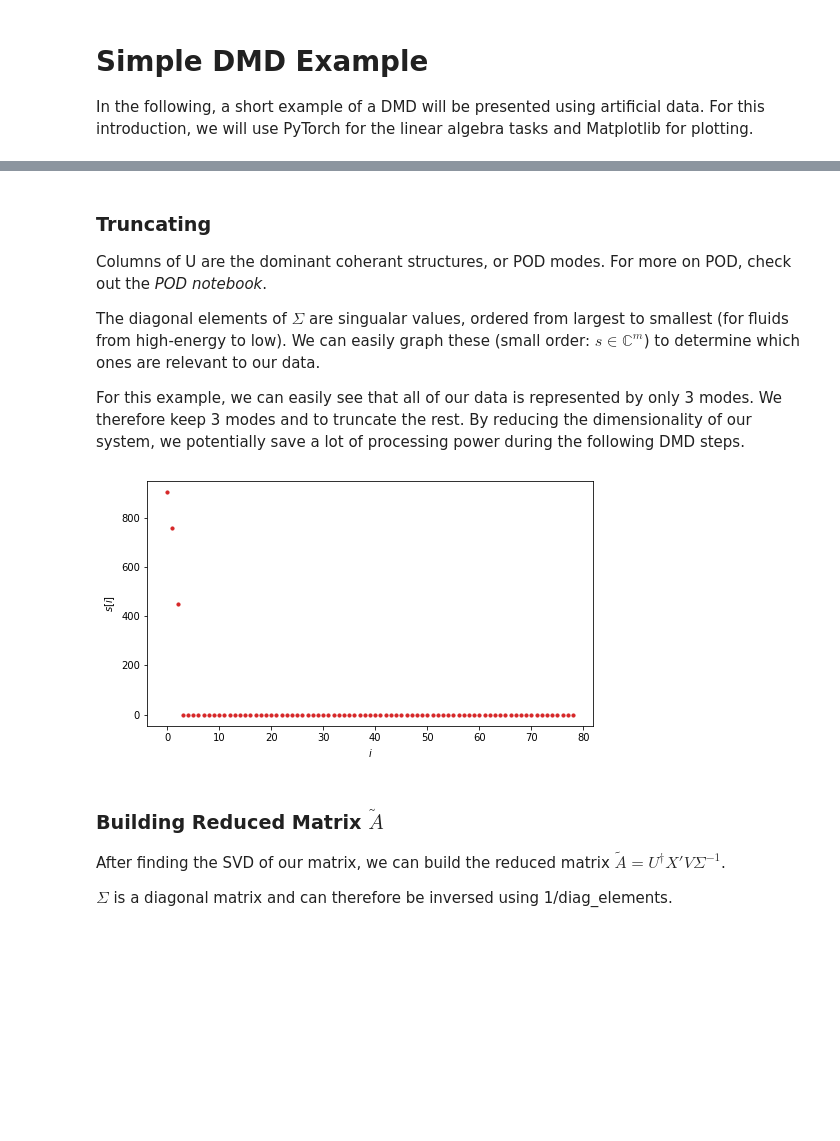
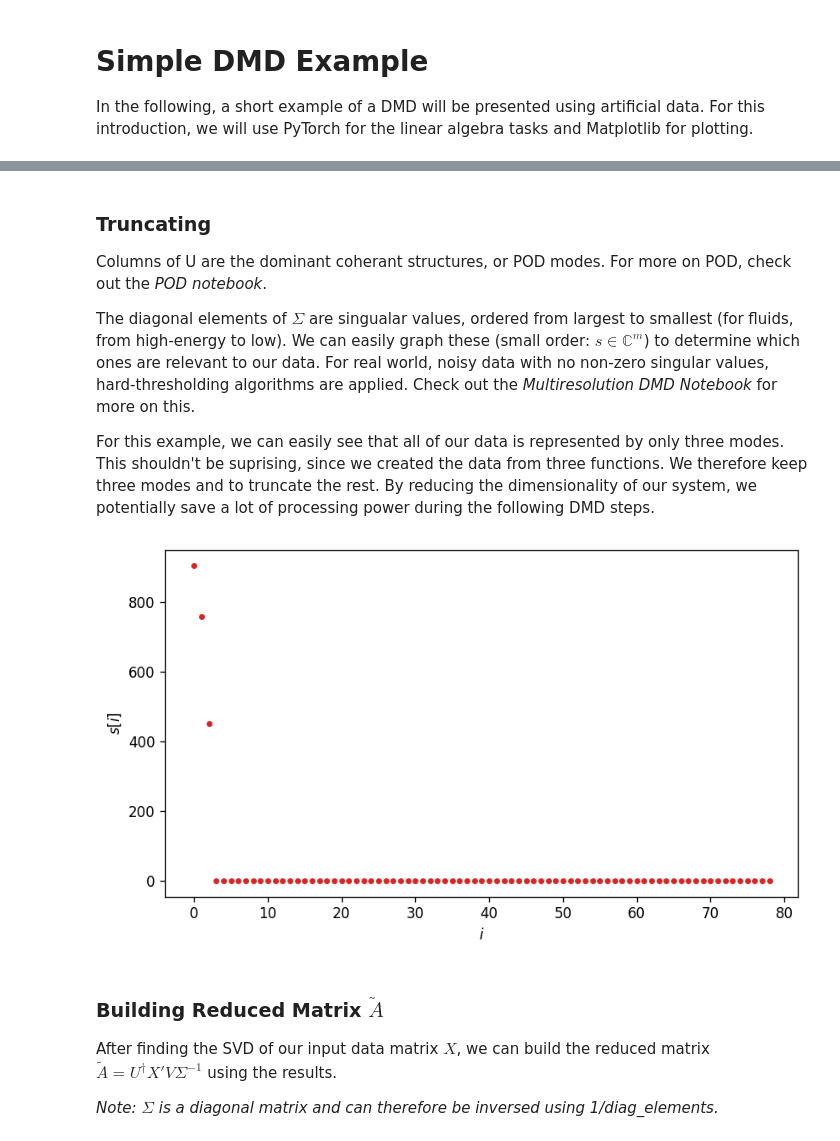
Before and after one commit to FlowModelingControl/flowtorch, a Jupyter notebook: docs/source/notebooks/DMD_introduction.ipynb, the cells around one changed output, grey strips where cells are left out. Drawn from its saved outputs; the diff is of its cells as text; code cells hidden in the pictures; blank space fills up the shorter version.

```diff
--- a/docs/source/notebooks/DMD_introduction.ipynb
+++ b/docs/source/notebooks/DMD_introduction.ipynb
@@ -81,12 +86,17 @@ A small meshgrid is created for the discretization of the data.
 
 *Note: PyTorch has no built in Pi-Function. See [forum post](https://discuss.pytorch.org/t/np-pi-equivalent-in-pytorch/67157).*
 # %%
-pt.pi = pt.acos(pt.zeros(1)).item()*2 # PyTorch has no built in Pi function
+pt.pi = pt.acos(pt.zeros(1)).item()*2  #PyTorch has no built in Pi function
 
-def create_mesh(x_start, x_end, n_x, t_start, t_end, n_t):
-    x = pt.linspace(x_start, x_end, n_x)
-    t = pt.linspace(t_start, t_end, n_t)
-    return pt.meshgrid(t, x)
+x_start=-10
+x_end=10
+n_x=100
+t_start=0
+t_end=6*pt.pi
+n_t=80
 
-Tm, Xm = create_mesh(-10, 10, 100, 0, 6*pt.pi, 80)
+x = pt.linspace(x_start, x_end, n_x)
+t = pt.linspace(t_start, t_end, n_t)
+
+Tm, Xm = pt.meshgrid(t, x)
 # %% [markdown]
@@ -113,5 +115,5 @@ plot_data(f1, 1)
 # %%
-f2 = pt.mul(20-0.2*pt.pow(Xm, 2), pt.exp((-0.05+2.3j)*Tm)).T
-
+f2 = pt.multiply(20-0.2*pt.pow(Xm, 2), pt.exp((-0.05+2.3j)*Tm)).T     #Im: frequency = 2.3
+                                                                 #Re: amplitude = decreasing
 plot_data(f2, 2)
 # %% [output]
@@ -151,42 +154,37 @@ pt.svd() returns the reduced SVD by default, which might be necessary, depending
 Calculating singular value decomposition
 
         Returns:
-                U (unitary matrix): columns are called left singular vectors
-                s (tensor): real, nonnegative diagonal elements of Sigma
-                V (matrix): columns are called right singular vectors
+                U_temp (unitary matrix): columns are called left singular vectors
+                s_temp (tensor): real, nonnegative diagonal elements of Sigma
+                Vt_temp (matrix): complex conjugate transpose of V. Columns of V are called right singular vectors
 '''
-U_temp, s_temp, V_temp = pt.svd(X, some=False)    #!! returns V, not V* !!
+U_temp, s_temp, Vt_temp = pt.linalg.svd(X)
 # %% [markdown]
 ### Truncating
 
 Columns of U are the dominant coherant structures, or POD modes. For more on POD, check out the *POD notebook*.
 
-The diagonal elements of $\Sigma$ are singualar values, ordered from largest to smallest (for fluids from high-energy to low). We can easily graph these (small order: $s \in \mathbb{C}^{m}$) to determine which ones are relevant to our data.
+The diagonal elements of $\Sigma$ are singualar values, ordered from largest to smallest (for fluids, from high-energy to low). We can easily graph these (small order: $s \in \mathbb{C}^{m}$) to determine which ones are relevant to our data. For real world, noisy data with no non-zero singular values, hard-thresholding algorithms are applied. Check out the *Multiresolution DMD Notebook* for more on this.
 
-For this example, we can easily see that all of our data is represented by only 3 modes. We therefore keep 3 modes and to truncate the rest. By reducing the dimensionality of our system, we potentially save a lot of processing power during the following DMD steps.
+For this example, we can easily see that all of our data is represented by only three modes. This shouldn't be suprising, since we created the data from three functions. We therefore keep three modes and to truncate the rest. By reducing the dimensionality of our system, we potentially save a lot of processing power during the following DMD steps.
 # %%
 '''Plotting singular values'''
-fig, ax = plt.subplots(1, 1, figsize=(8, 4.5))
-ax.set_ylabel('$s[i]$')
-ax.set_xlabel('$i$')
-
-plt.scatter(range(s_temp.shape[0]), s_temp, s=10, c='C3')
-plt.show()
+plot_singular_values(s_temp)
 
 '''Truncating'''
-rank = 3 #truncate after first three modes
+rank = 3
 
 U = U_temp[:,:rank]
 s = s_temp[:rank]
-V = V_temp[:,:rank].conj()      #<--- complex conjugate needed, transpose not.
+V = Vt_temp.conj().T[:,:rank]     #<--- complex conjugate transpose to get V
 # %% [output]
-[figure, old version]
+[figure, new version]
 # %% [markdown]
 ### Building Reduced Matrix $\tilde{A}$
 
-After finding the SVD of our matrix, we can build the reduced matrix $\tilde{A} = U^{\dagger}X'V\Sigma^{-1}$.
+After finding the SVD of our input data matrix $X$, we can build the reduced matrix $\tilde{A} = U^{\dagger}X'V\Sigma^{-1}$ using the results.
 
-$\Sigma$ is a diagonal matrix and can therefore be inversed using 1/diag_elements.
+*Note: $\Sigma$ is a diagonal matrix and can therefore be inversed using 1/diag_elements.*
 # %%
 s_inv = pt.diag(1.0/s).type(pt.complex64) #type cast since Sigma is only real
 
```
Also changed, not shown: parts of 40 cells of this notebook, 8 other files.
